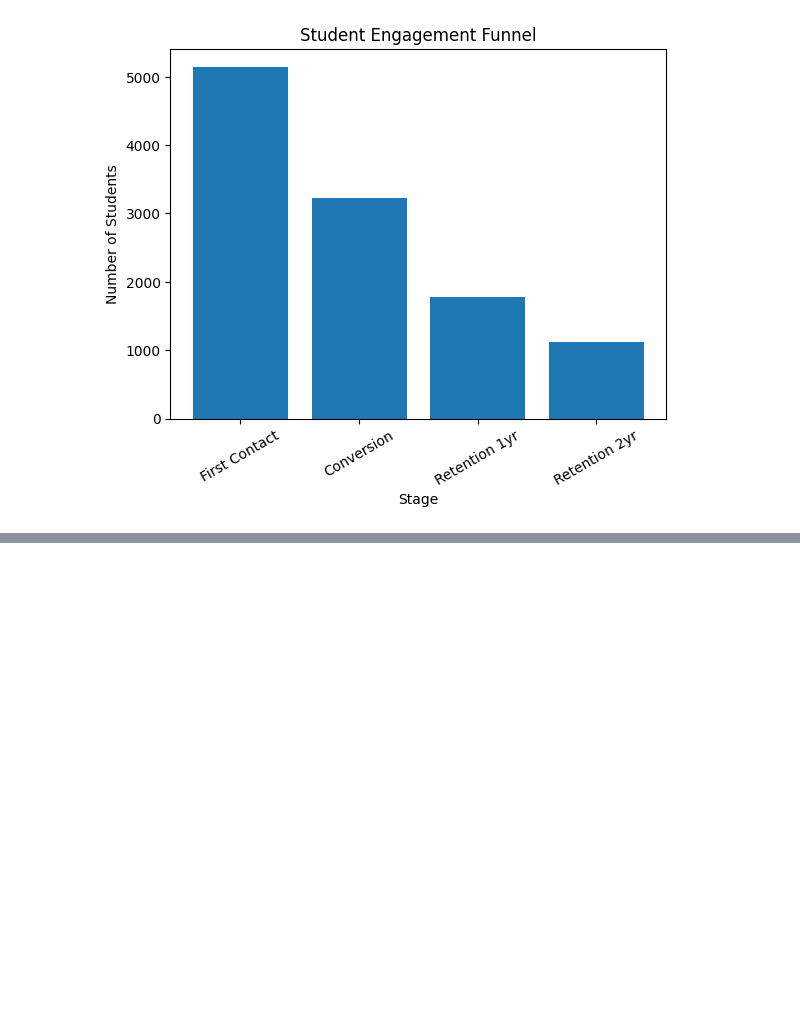
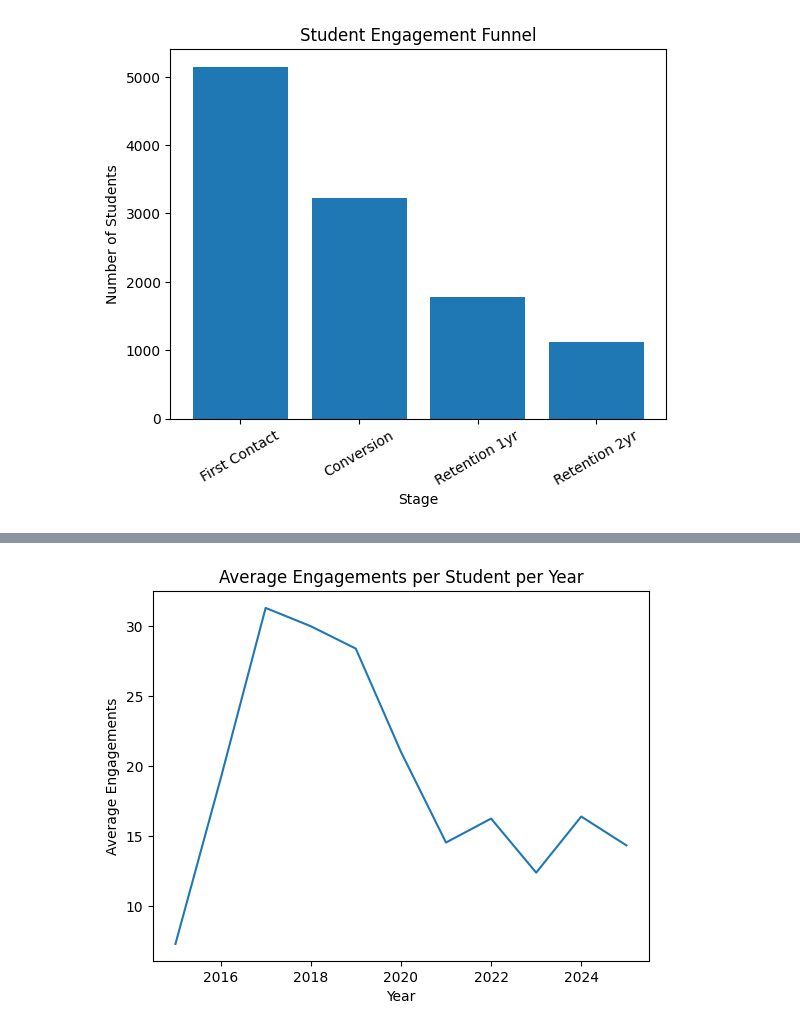
Before and after one commit to Ethan-R-Peterson/smtd-engagement-analysis, a Jupyter notebook: analysis3.ipynb, the cells around one changed output, grey strips where cells are left out. Cells and saved outputs as stored; diff of their text form; code cells hidden in the pictures; blank space fills up the shorter version.

```diff
--- a/analysis3.ipynb
+++ b/analysis3.ipynb
@@ -115,0 +204,19 @@ plt.show()
+# %%
+engagements_per_student_year = (
+    df.groupby(["year", "student_id"])["experience_id"]
+    .count()
+    .reset_index(name="engagements")
+)
+
+avg_engagements_per_year = (
+    engagements_per_student_year.groupby("year")["engagements"].mean()
+)
+
+plt.figure()
+avg_engagements_per_year.plot()
+plt.title("Average Engagements per Student per Year")
+plt.xlabel("Year")
+plt.ylabel("Average Engagements")
+plt.show()
+# %% [output]
+[figure, added]
```
Also changed, not shown: parts of 6 cells of this notebook.
